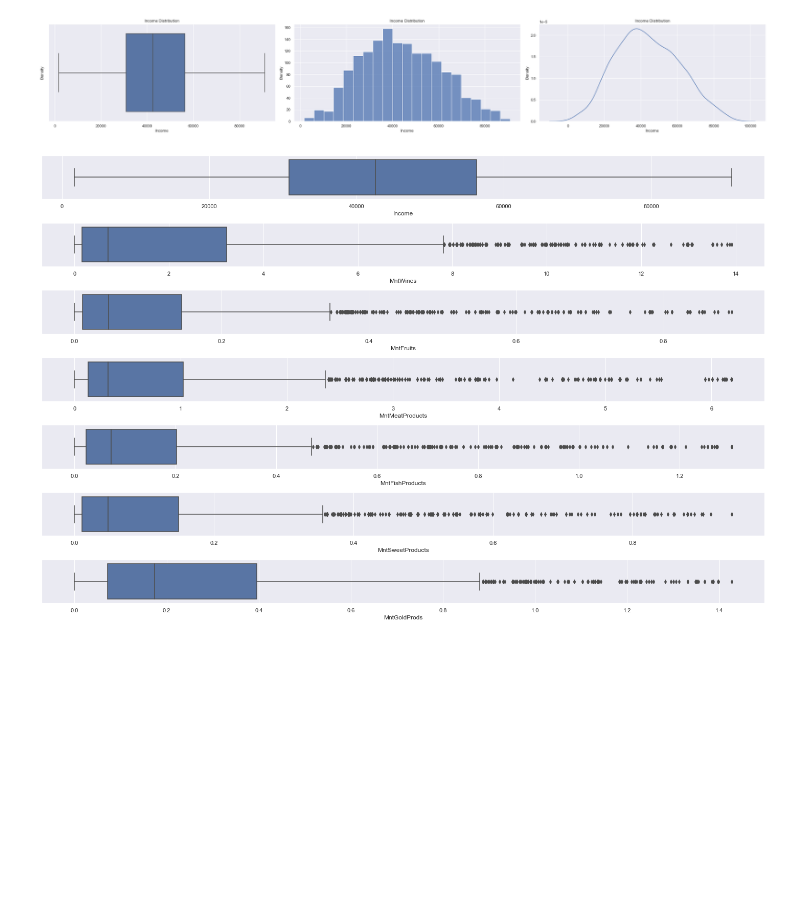
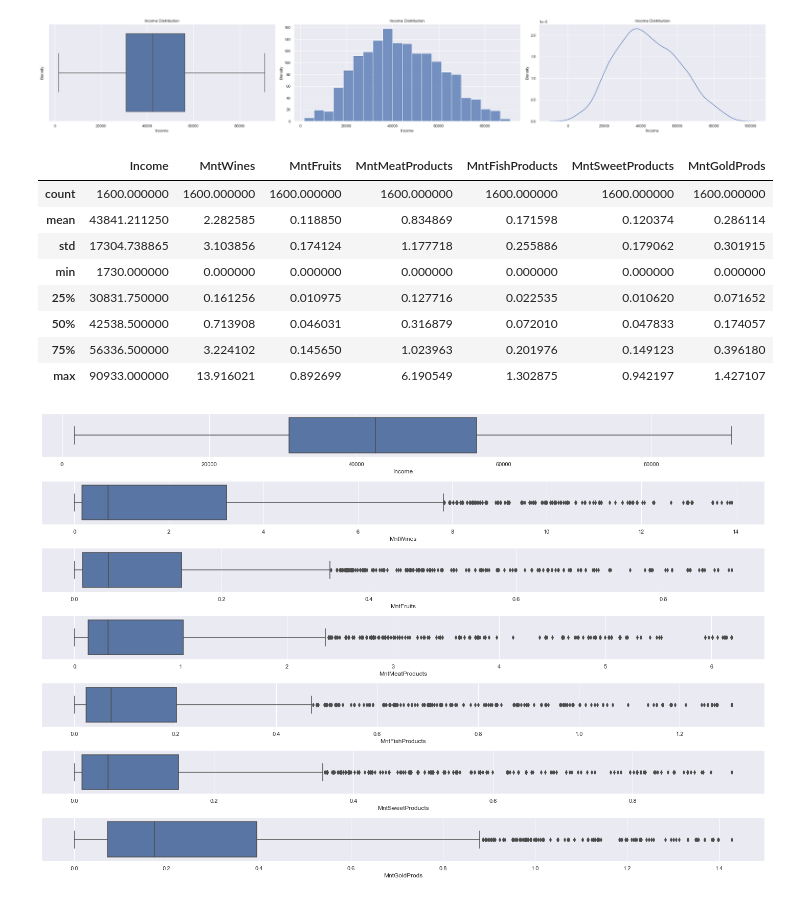
Before and after one commit to dcjh/1015_Mini_Project, a Jupyter notebook: Income_EDA.ipynb, the cells around one changed output. Drawn from its saved outputs; the diff is of its cells as text; code cells hidden in the pictures; blank space fills up the shorter version.

```diff
--- a/Income_EDA.ipynb
+++ b/Income_EDA.ipynb
@@ -106,6 +95,18 @@ plt.show()
 # %% [output]
 Income Skew: 0.20396737819940863
 [figure]
+# %%
+income_cleaned.describe()
+# %% [output]
+|  | Income | MntWines | MntFruits | MntMeatProducts | MntFishProducts | MntSweetProducts | MntGoldProds |
+| count | 1600.000000 | 1600.000000 | 1600.000000 | 1600.000000 | 1600.000000 | 1600.000000 | 1600.000000 |
+| mean | 43841.211250 | 2.282585 | 0.118850 | 0.834869 | 0.171598 | 0.120374 | 0.286114 |
+| std | 17304.738865 | 3.103856 | 0.174124 | 1.177718 | 0.255886 | 0.179062 | 0.301915 |
+| min | 1730.000000 | 0.000000 | 0.000000 | 0.000000 | 0.000000 | 0.000000 | 0.000000 |
+| 25% | 30831.750000 | 0.161256 | 0.010975 | 0.127716 | 0.022535 | 0.010620 | 0.071652 |
+| 50% | 42538.500000 | 0.713908 | 0.046031 | 0.316879 | 0.072010 | 0.047833 | 0.174057 |
+| 75% | 56336.500000 | 3.224102 | 0.145650 | 1.023963 | 0.201976 | 0.149123 | 0.396180 |
+| max | 90933.000000 | 13.916021 | 0.892699 | 6.190549 | 1.302875 | 0.942197 | 1.427107 |
 # %%
 f, axes = plt.subplots(7, figsize=(20,13))
 
```
Also changed, not shown: parts of 1 cell of this notebook, 1 other file.
